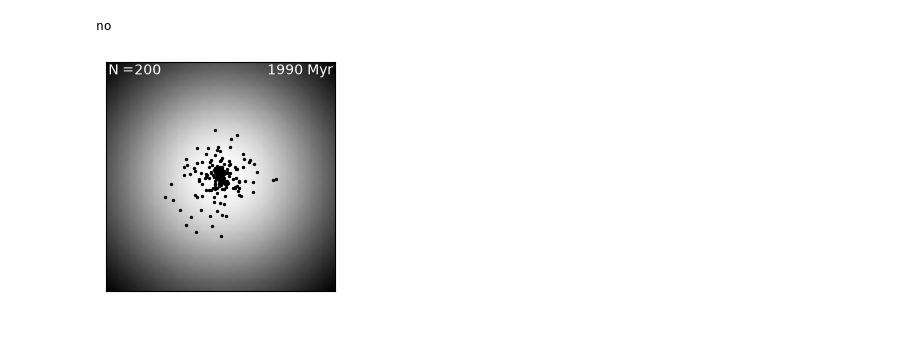
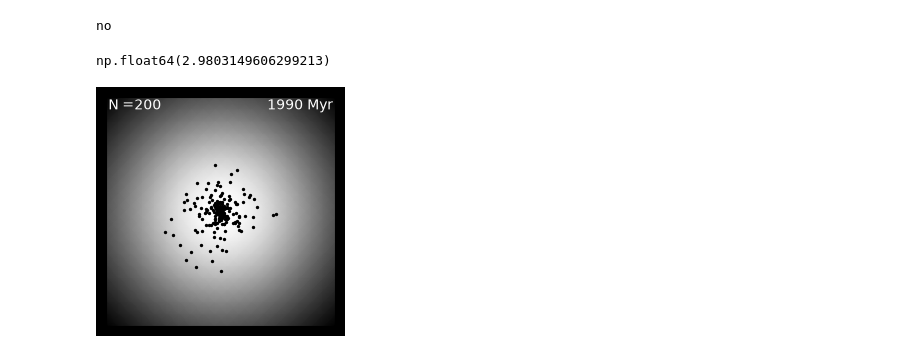
Before and after one commit to salvatore-ferrone/bar-dynamics, a Jupyter notebook: experiments/schwarzschild_sims/scrap.ipynb, the cells around one changed output. Cells and saved outputs as stored; diff of their text form; code cells hidden in the pictures.

```diff
--- a/experiments/schwarzschild_sims/scrap.ipynb
+++ b/experiments/schwarzschild_sims/scrap.ipynb
@@ -97,18 +97,22 @@ nbody=myfile[group]['mass'].shape[0]
+# %%
+height
+# %% [output]
+np.float64(2.9803149606299213)
 # %%
 width=(150.9*u.mm).to(u.imperial.inch).value
 height=(75.7*u.mm).to(u.imperial.inch).value
 
 timeindex = 19900;xindex=0;yindex=1
 str_time = "{:.0f} Myr".format(timestamps[timeindex])
 # UNIVERSAL ACROSS ALL FRAMES
-fig=plt.figure(figsize=(width,height))
+fig=plt.figure(figsize=(width,height),facecolor="k")
 axes=fig.add_subplot(111)
 axes.text(0.01,0.99,r"N ={:d}".format(nbody),va="top",ha="left",transform=axes.transAxes,color="white")
 axes.set(xlim=[xmin,xmax],ylim=[xmin,xmax],aspect="equal",xticks=[],yticks=[])
 axes.pcolormesh(XS,YS,numpy.reshape(pdensity,XS.shape),cmap="grey",shading="gouraud")
 # FRAME SPECIFIC
 scat=axes.scatter(trajectories[timeindex,:,xindex],trajectories[timeindex,:,yindex],s=2,color="k")
 txt=axes.text(0.99,0.99,str_time,va="top",ha="right",transform=axes.transAxes,color="white")
 fig.savefig("example_frame_{:06d}.png".format(timeindex),dpi=300)
 # %% [output]
-[figure, old version]
+[figure, new version]
```
Also changed, not shown: parts of 2 cells of this notebook.
